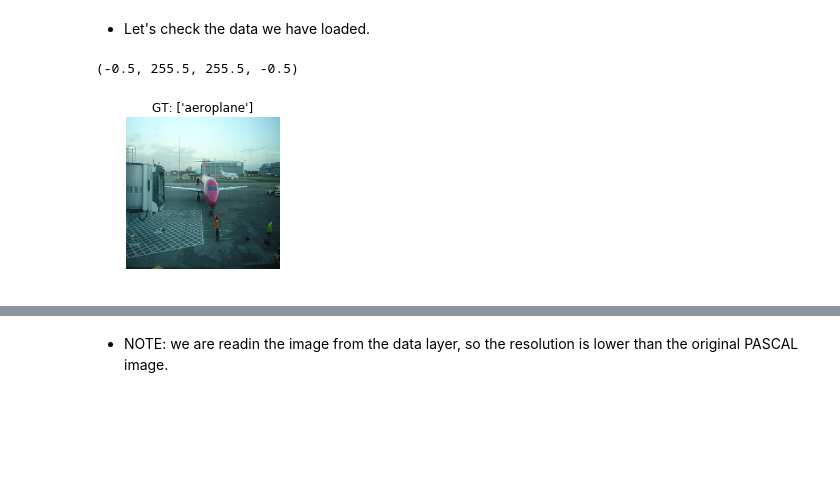
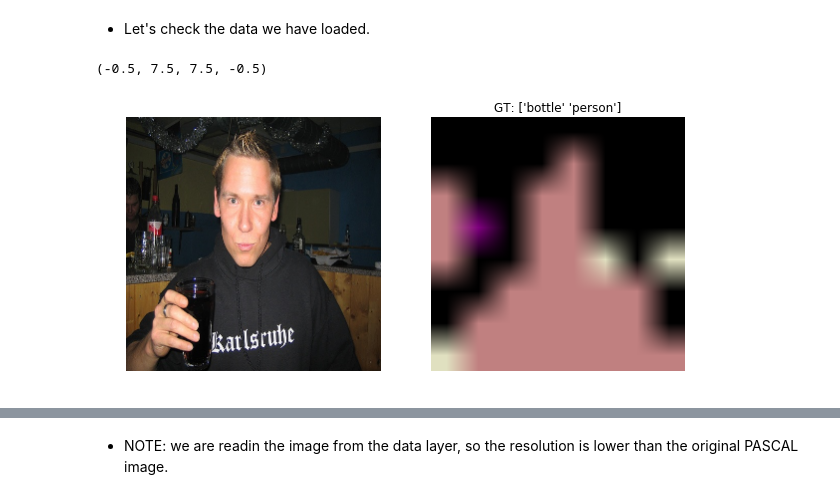
Before and after one commit to lzd0825/instance_segmentation, a Jupyter notebook: pascal-segmentation-with-datalayer.ipynb, the cells around one changed output, grey strips where cells are left out. Saved outputs shown, nothing was run; the diff lists cells and outputs as text; code cells hidden in the pictures; blank space fills up the shorter version.

Commit message:
add voc color map

```diff
--- a/pascal-segmentation-with-datalayer.ipynb
+++ b/pascal-segmentation-with-datalayer.ipynb
@@ -22,7 +22,7 @@ import matplotlib.pyplot as plt
 from copy import copy
 
 % matplotlib inline
-plt.rcParams['figure.figsize'] = (6, 6)
+plt.rcParams['figure.figsize'] = (10, 10)
 
 caffe_root = '/home/yi/code/tools/caffe/'  # this file is expected to be in {caffe_root}/examples
 sys.path.append(caffe_root + 'python')
@@ -34,6 +34,8 @@ from caffe import layers as L, params as P # Shortcuts to define the net prototx
 # sys.path.append("pycaffe") # the tools file is in this folder
 
 import tools #this contains some tools that we need
+
+from voc_color_map import labelcolormap
 # %% [markdown]
 * Fourth, set data directories and initialize caffe
 # %%
@@ -145,19 +147,18 @@ PascalSegmentationDataLayerSync initialized for split: val, with bs: 128, im_sha
 * Let's check the data we have loaded.
 # %%
 transformer = tools.SimpleTransformer() # This is simply to add back the bias, re-shuffle the color channels to RGB, and so on...
-image_index = 0 # First image in the batch.
+image_index = 5 # First image in the batch.
 plt.subplot(1,2,1)
 plt.imshow(transformer.deprocess(copy(solver.net.blobs['data'].data[image_index, ...])))
+plt.axis('off')
+plt.subplot(1,2,2)
 gt_seg = solver.net.blobs['label'].data[image_index, ...].astype(np.int)
 gtlist = np.unique(gt_seg)
 index = np.where(np.logical_and(gtlist != 0, gtlist != 255))
-# plt.title('GT: {}'.format(classes[np.where(gtlist)]))
-plt.title('GT: {}'.format(classes[np.subtract(gtlist[index], 1)]))
+gtlist = gtlist[index] - 1
+plt.title('GT: {}'.format(classes[gtlist]))
+plt.imshow(gt_seg.squeeze(), cmap=labelcolormap(256))
 plt.axis('off')
-#plt.figure()
-#plt.subplot(1,2,2)
-#plt.imshow(gt_seg.squeeze(), cmap='Set1')
-#plt.axis('off')
 # %% [output]
-(-0.5, 255.5, 255.5, -0.5)
+(-0.5, 7.5, 7.5, -0.5)
-[figure, old version]
+[figure, new version]
```
Also changed, not shown: parts of 4 cells of this notebook, 1 other file.
